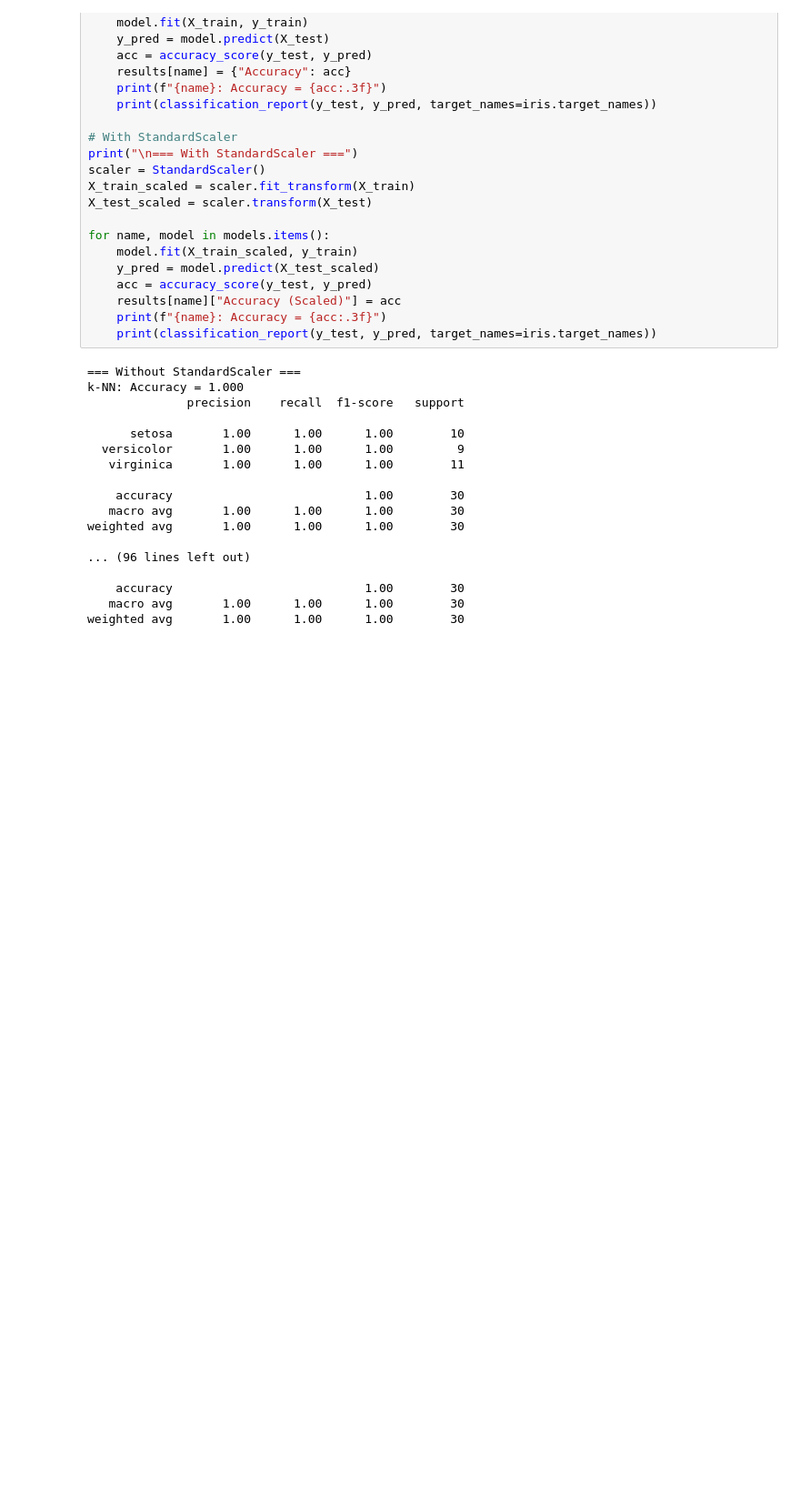
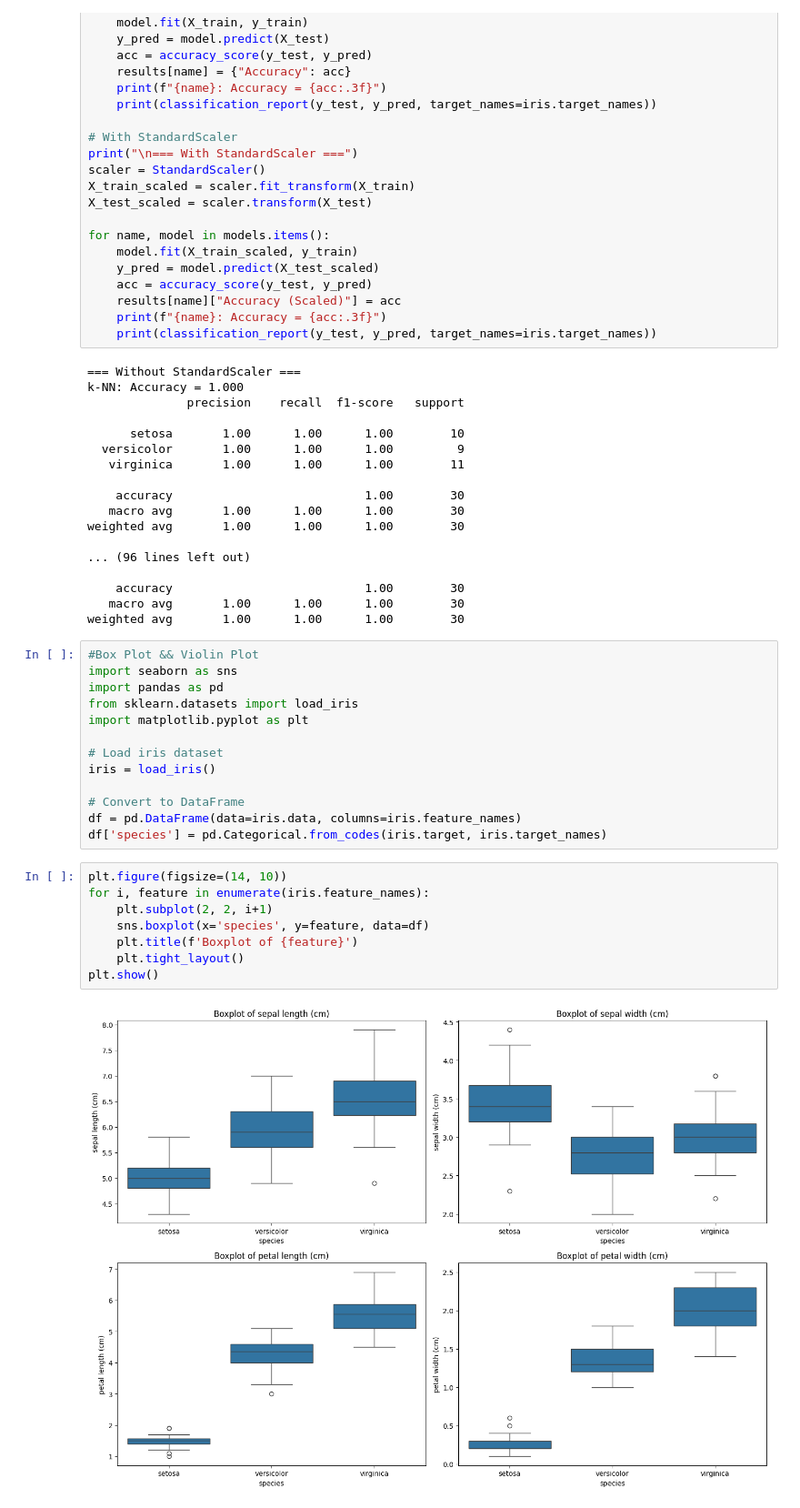
Before and after one commit to WalterPHD/Ai-Data, a Jupyter notebook: BinaryIrisClassificationn.ipynb, the cells around one changed output. Shown at 91% size. Saved outputs shown, nothing was run; the diff lists cells and outputs as text; blank space fills up the shorter version.

```diff
--- a/BinaryIrisClassificationn.ipynb
+++ b/BinaryIrisClassificationn.ipynb
@@ -349,3 +349,26 @@ weighted avg       1.00      1.00      1.00        30
     accuracy                           1.00        30
    macro avg       1.00      1.00      1.00        30
 weighted avg       1.00      1.00      1.00        30
+# %%
+#Box Plot && Violin Plot
+import seaborn as sns
+import pandas as pd
+from sklearn.datasets import load_iris
+import matplotlib.pyplot as plt
+
+# Load iris dataset
+iris = load_iris()
+
+# Convert to DataFrame
+df = pd.DataFrame(data=iris.data, columns=iris.feature_names)
+df['species'] = pd.Categorical.from_codes(iris.target, iris.target_names)
+# %%
+plt.figure(figsize=(14, 10))
+for i, feature in enumerate(iris.feature_names):
+    plt.subplot(2, 2, i+1)
+    sns.boxplot(x='species', y=feature, data=df)
+    plt.title(f'Boxplot of {feature}')
+    plt.tight_layout()
+plt.show()
+# %% [output]
+[figure, added]
```
Also changed, not shown: parts of 1 cell of this notebook.
